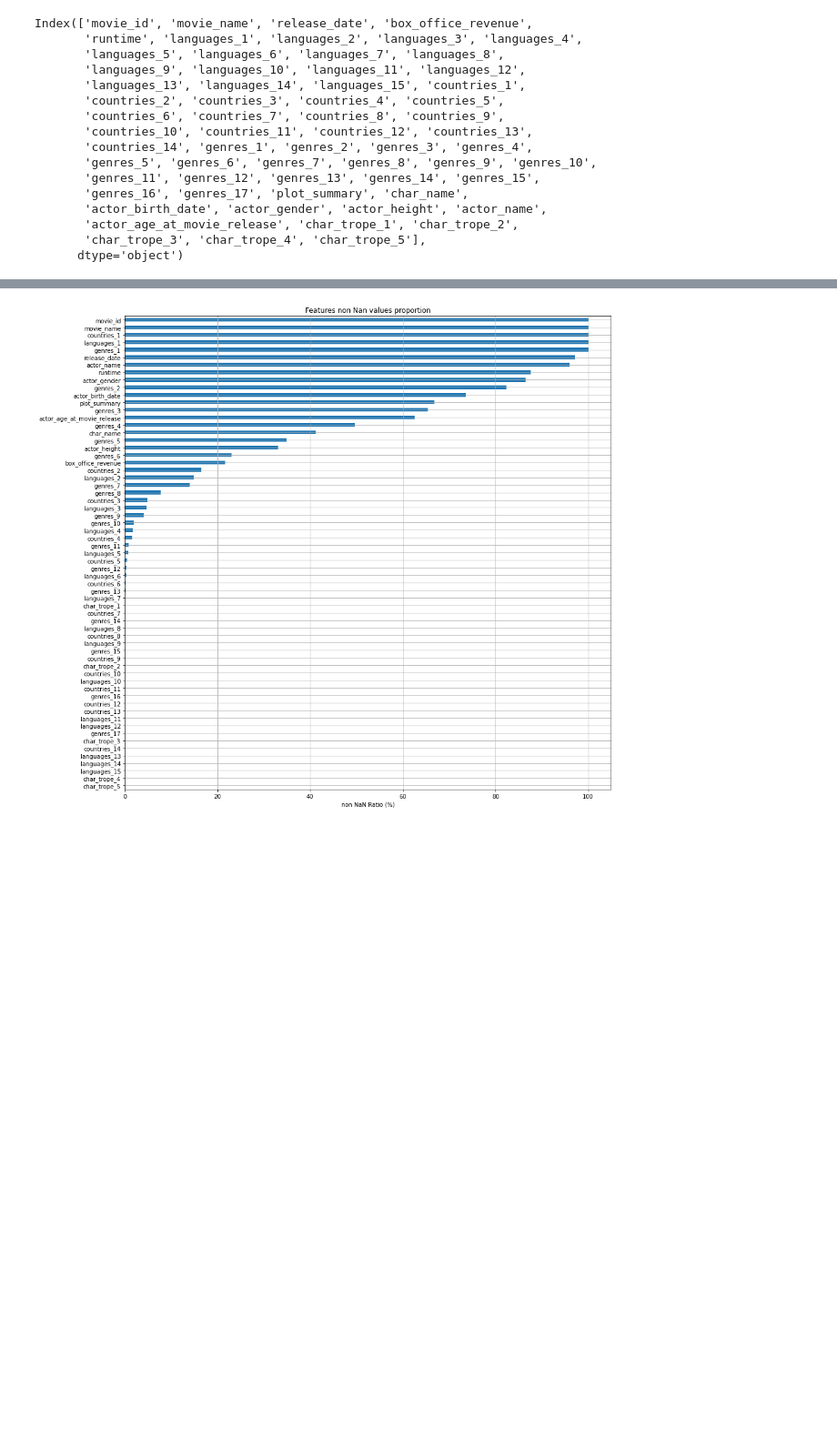
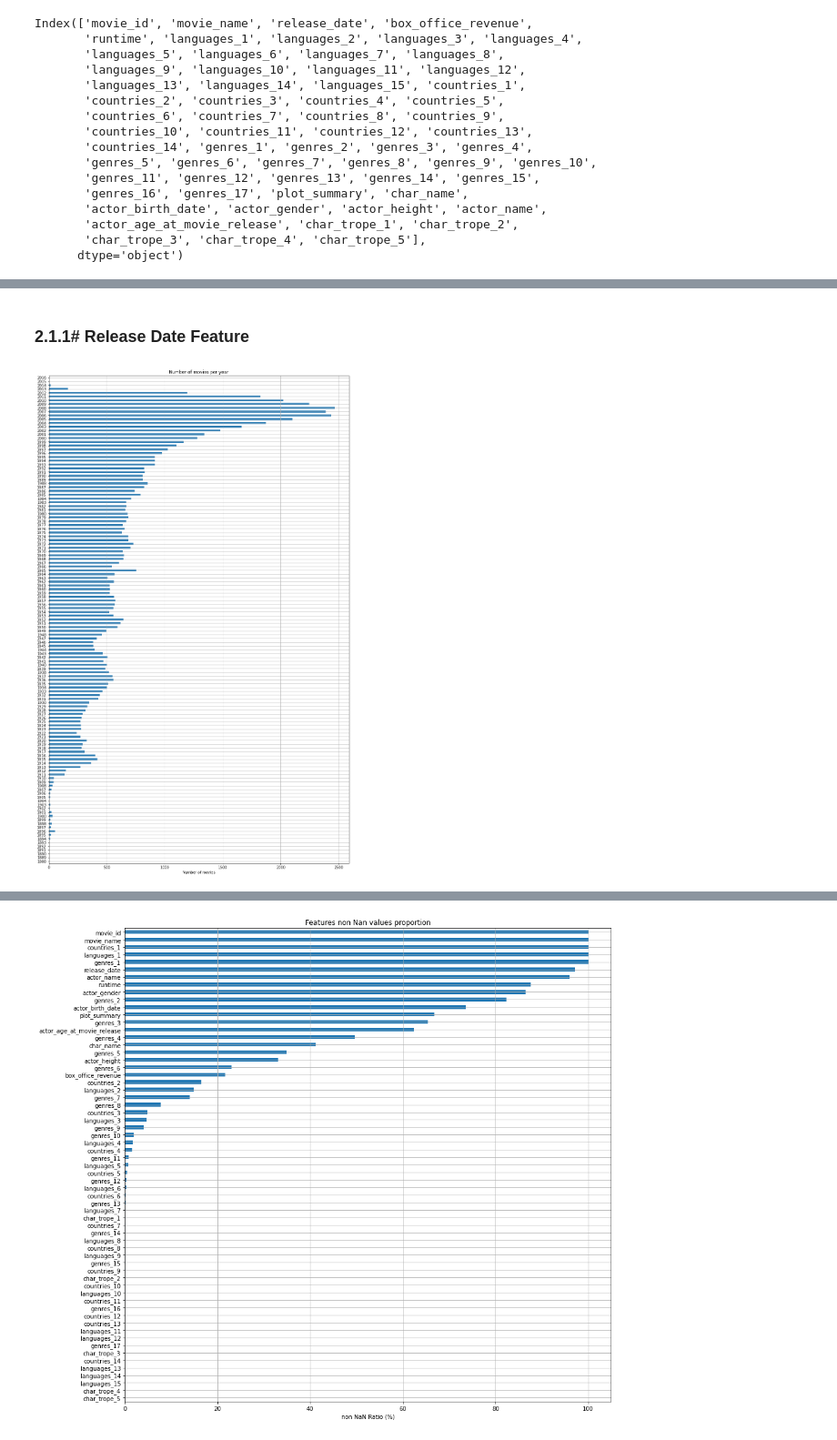
Before and after one commit to epfl-ada/ada-2022-project-adlucere2022, a Jupyter notebook: InitialDataExploration_Raph.ipynb, the cells around one changed output, grey strips where cells are left out. Shown: that part at 91% size. Drawn from its saved outputs; the diff is of its cells as text; code cells hidden in the pictures; blank space fills up the shorter version.

```diff
--- a/InitialDataExploration_Raph.ipynb
+++ b/InitialDataExploration_Raph.ipynb
@@ -329,0 +332,19 @@ Index(['movie_id', 'movie_name', 'release_date', 'box_office_revenue',
+# %%
+# Conversions of dates int truncated datetime.datetime class
+big_data.release_date = pd.to_datetime(big_data.release_date.replace(np.nan, pd.NaT),\
+                                       errors='coerce',\
+                                       exact=False,\
+                                       infer_datetime_format=True)\
+                                       .apply(lambda d : d.date())
+
+big_data.release_date = pd.to_datetime(big_data.release_date)
+
+big_data.actor_birth_date =  pd.to_datetime(big_data.actor_birth_date.replace(np.nan, pd.NaT),\
+                                            errors='coerce',\
+                                            exact=False,\
+                                            infer_datetime_format=True)\
+                                            .apply(lambda d : d.date())
+
+big_data.actor_birth_date = pd.to_datetime(big_data.actor_birth_date)
+
+big_data.head(5)
@@ -329,0 +359,18 @@ Index(['movie_id', 'movie_name', 'release_date', 'box_office_revenue',
+# %% [markdown]
+### 2.1.1# Release Date Feature
+# %%
+# Groupby to prevent repetitions of release dates
+big_copy = big_data.groupby('movie_id').first()
+big_copy = big_copy[big_copy.release_date.dt.year.notnull()]
+
+big_copy.release_date.dt.year.value_counts()\
+                             .sort_index()\
+                             .plot(kind='barh',\
+                                   figsize=(15,25),\
+                                   grid=True,\
+                                   title='Number of movies per year',\
+                                   xlabel='Number of movies')
+
+plt.show()
+# %% [output]
+[figure, added]
```
Also changed, not shown: parts of 30 cells of this notebook.
